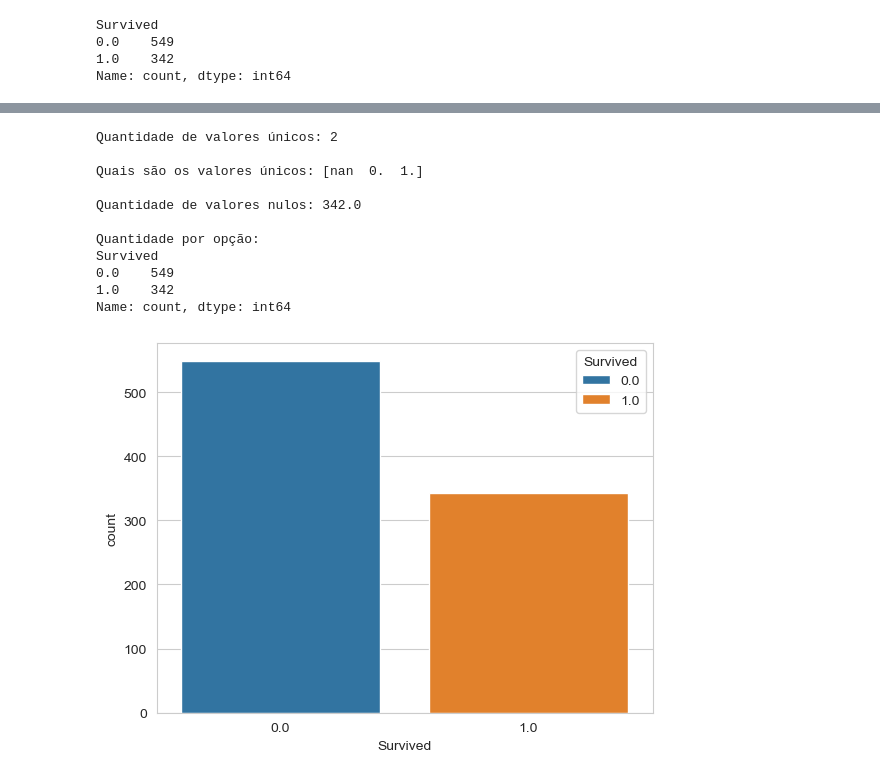
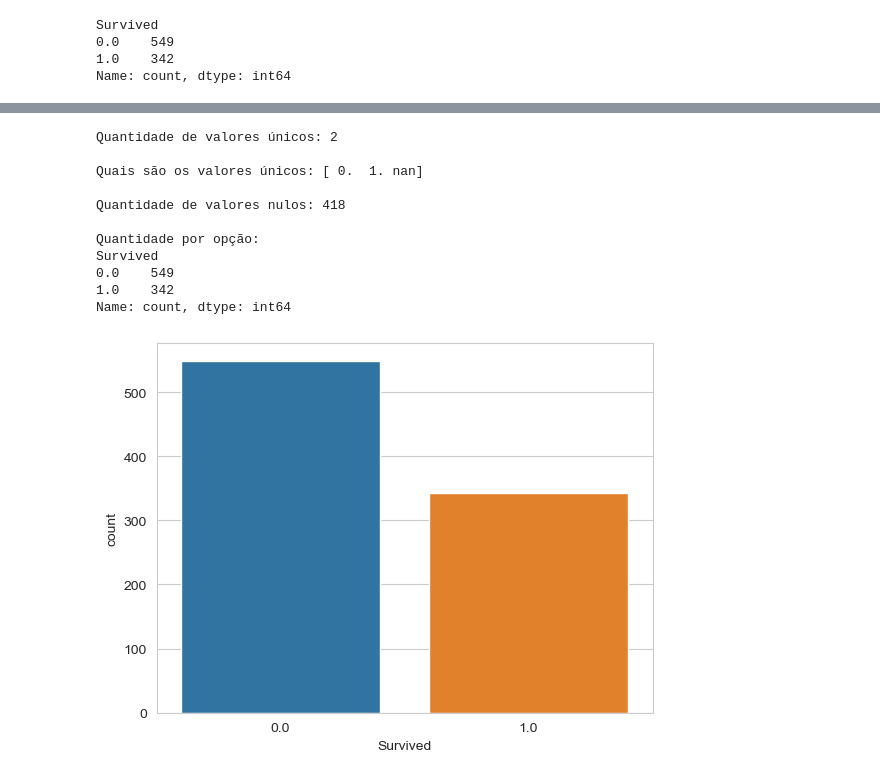
Before and after one commit to DouglasRibeiro1972/project_titanic, a Jupyter notebook: titanic_analisys.ipynb, the cells around one changed output, grey strips where cells are left out. Cells and saved outputs as stored; diff of their text form; code cells hidden in the pictures.

```diff
--- a/titanic_analisys.ipynb
+++ b/titanic_analisys.ipynb
@@ -151,5 +167,6 @@ test.describe()
 | max | 1309.000000 | 3.000000 | 76.000000 | 8.000000 | 9.000000 | 512.329200 |
 # %%
 passengerId =  test['PassengerId']
-titanic_df =  pd.concat([test, train], ignore_index = True)
+
+titanic_df = pd.concat([train, test], ignore_index =  True)
 # %%
@@ -240,26 +263,26 @@ sns.countplot(data= titanic_df, x = 'Survived')
 # %%
 def titanic_func(data, column, count=True):
     print(f'Quantidade de valores únicos: {data[column].nunique()}')
     print(f'\nQuais são os valores únicos: {data[column].unique()}')
-    print(f'\nQuantidade de valores nulos: {data[column].sum()}')
+    print(f'\nQuantidade de valores nulos: {data[column].isnull().sum()}')
     print(f'\nQuantidade por opção: \n{data[column].value_counts()}')
 
     if count == True:
-        sns.countplot(data = data, x = column, hue = 'Survived')
+        sns.countplot(data = data, x = column, hue = 'Survived', legend = False)
     else:
         sns.displot(data[column], kde = True)
 
 titanic_func(titanic_df, 'Survived')
 # %% [output]
 Quantidade de valores únicos: 2
 
-Quais são os valores únicos: [nan  0.  1.]
+Quais são os valores únicos: [ 0.  1. nan]
 
-Quantidade de valores nulos: 342.0
+Quantidade de valores nulos: 418
 
 Quantidade por opção:
 Survived
 0.0    549
 1.0    342
 Name: count, dtype: int64
-[figure, old version]
+[figure, new version]
```
Also changed, not shown: parts of 84 cells of this notebook.
